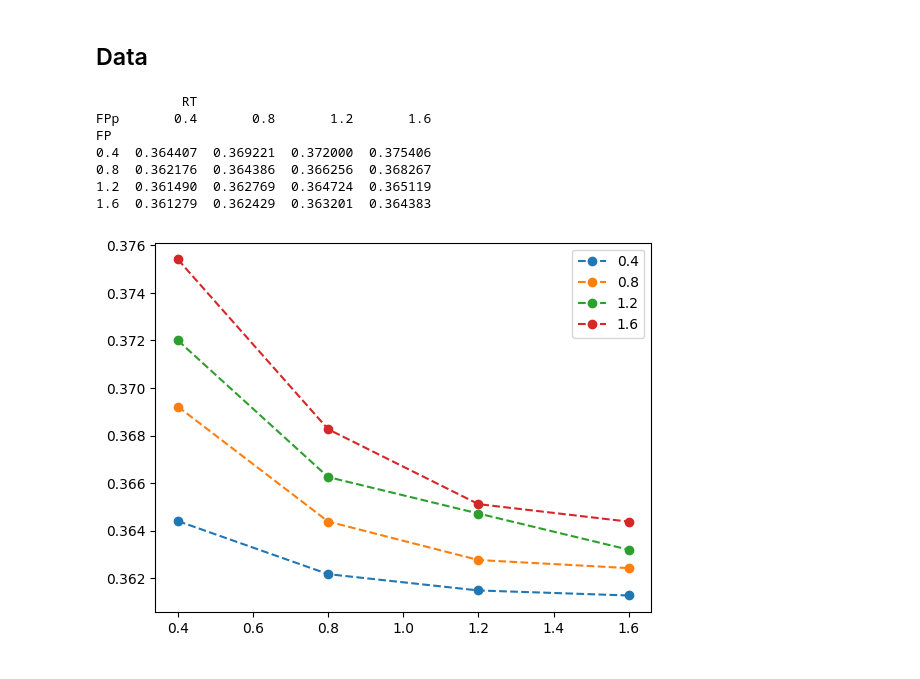
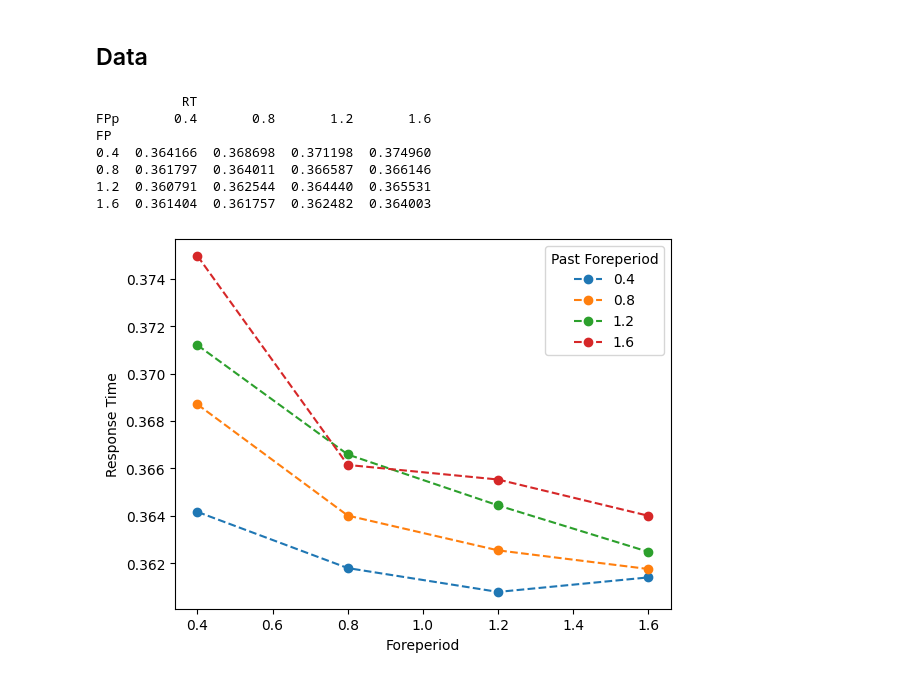
Before and after one commit to oyjuffer/CM-2, a Jupyter notebook: main.ipynb, the cells around one changed output. Drawn from its saved outputs; the diff is of its cells as text; code cells hidden in the pictures.

```diff
--- a/main.ipynb
+++ b/main.ipynb
@@ -52,21 +58,21 @@ def experiment(n, t):
 
     fore_period = [0.4, 0.8, 1.2, 1.6]
 
-    for i in range(n):
+    for participant in range(n):
 
         participant_model = Model()
 
         # train
         fore_period_rng = random.choice(fore_period)
         pulses = time_to_pulses(fore_period_rng)
-        chunk = Chunk(name = "time" + str(i), slots = {"type": "time", "value": pulses})
+        chunk = Chunk(name = "time" + str(participant), slots = {"type": "time", "value": pulses})
         participant_model.add_encounter(chunk)
         participant_model.time += 0.1
 
         pastFP = fore_period_rng
 
         # trials
-        for j in range(t):
+        for trial in range(t):
 
             reaction_time = 0.410
             fore_period_rng = random.choice(fore_period)
@@ -85,10 +91,9 @@ def experiment(n, t):
             else:
                 reaction_time =  reaction_time - difference
 
-            participant = i
             currentFP = fore_period_rng
 
-            if(i == 0):
+            if(participant == 0):
                 results = np.array([[participant, reaction_time, currentFP, pastFP]])
             else:
                 results = np.append(results, [[participant, reaction_time, currentFP, pastFP]], axis=0)
@@ -97,11 +102,12 @@ def experiment(n, t):
 
             # post stimulus
             pulses = time_to_pulses(fore_period_rng)
-            chunk = Chunk(name = "time" + str(i) + str(j), slots = {"type": "time", "value": pulses})
+            chunk = Chunk(name = "time" + str(participant) + str(trial), slots = {"type": "time", "value": pulses})
             participant_model.add_encounter(chunk)
             participant_model.time += 0.1
 
-            print("Participant: {}/{}".format(i + 1, n), end="\r")
+            # simple printout to see progress.
+            print("Participant: {}/{}".format(participant + 1, n), end="\r")
 
     return results
 
@@ -109,24 +115,29 @@ def experiment(n, t):
 data = experiment(50, 1000)
 dataFrame = pd.DataFrame(data)
 dataFrame.columns = ["pp", "RT", "FP", "FPp"]
+
+# make a copy of the data and drop the participant number from that.
+df = dataFrame
+df.drop('pp', inplace=True, axis=1)
 # %% [output]
 Participant: 50/50
 # %% [markdown]
 ## Data
 # %%
-df = dataFrame
-df.drop('pp', inplace=True, axis=1)
+# Group the data by the FP and the past FP, then generate the graph.
 grouped_df = df.groupby(["FP", "FPp"]).mean().unstack()
 print(grouped_df)
 plt.plot(grouped_df, linestyle='--', marker='o', label = ["0.4", "0.8", "1.2", "1.6"])
-plt.legend(loc='upper right')
+plt.legend(loc='upper right', title="Past Foreperiod")
+plt.xlabel("Foreperiod")
+plt.ylabel("Response Time")
 plt.show()
 # %% [output]
            RT
 FPp       0.4       0.8       1.2       1.6
 FP
-0.4  0.364407  0.369221  0.372000  0.375406
-0.8  0.362176  0.364386  0.366256  0.368267
-1.2  0.361490  0.362769  0.364724  0.365119
-1.6  0.361279  0.362429  0.363201  0.364383
+0.4  0.364166  0.368698  0.371198  0.374960
+0.8  0.361797  0.364011  0.366587  0.366146
+1.2  0.360791  0.362544  0.364440  0.365531
+1.6  0.361404  0.361757  0.362482  0.364003
-[figure, old version]
+[figure, new version]
```
Also changed, not shown: parts of 4 cells of this notebook.
